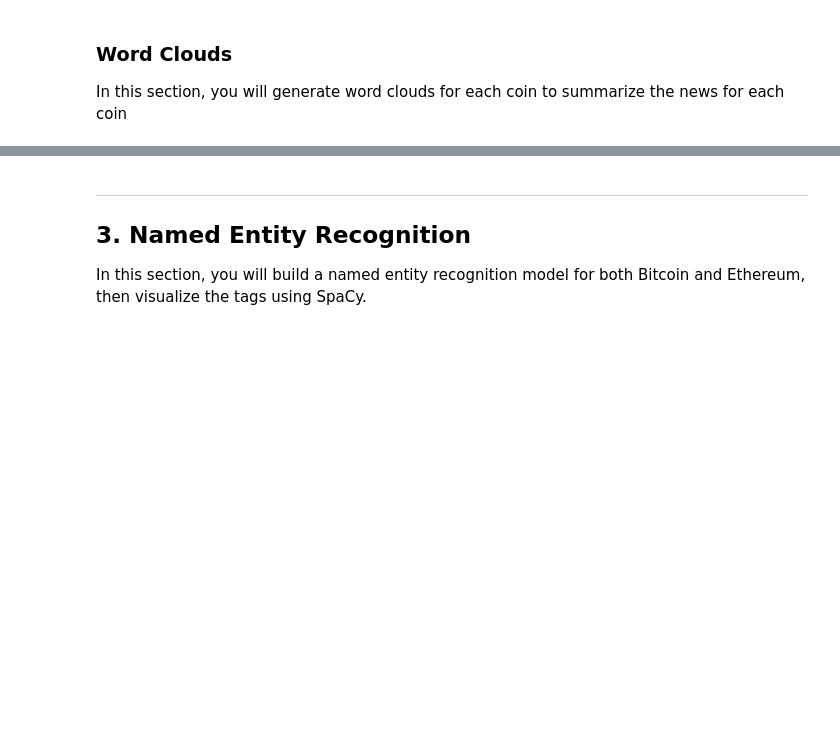
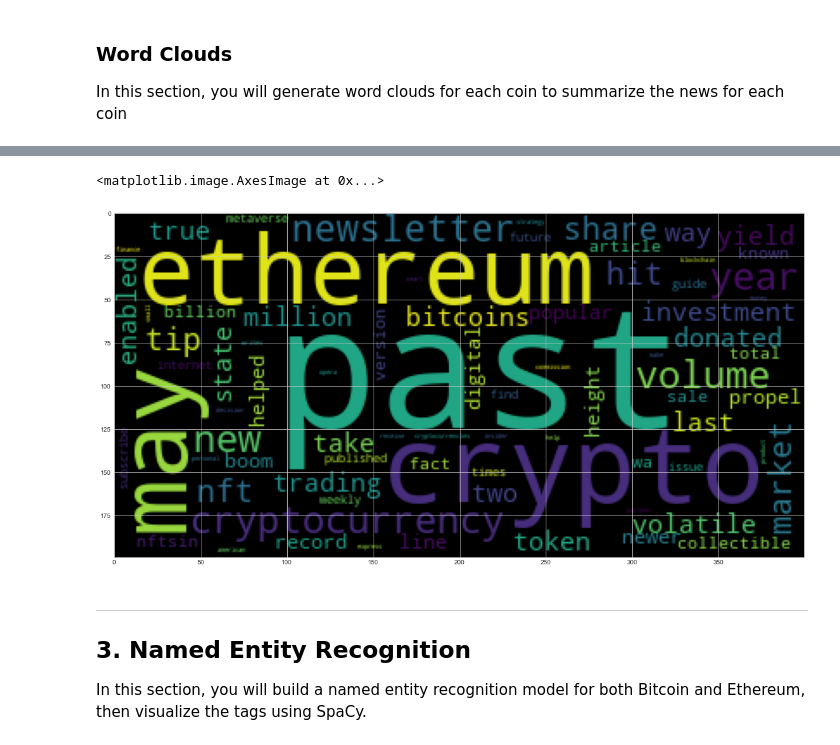
Before and after one commit to EAC49/NLP_homework, a Jupyter notebook: crypto_sentiment.ipynb, the cells around one changed output, grey strips where cells are left out. Drawn from its saved outputs; the diff is of its cells as text; code cells hidden in the pictures; blank space fills up the shorter version.

```diff
--- a/crypto_sentiment.ipynb
+++ b/crypto_sentiment.ipynb
@@ -110,13 +110,13 @@ for article in ethereum_news["articles"]:
         pass
 
 # Create DataFrame
-ethereum_df = pd.DataFrame(ethereum_sentiments)
+ethereum_sentiment_df = pd.DataFrame(ethereum_sentiments)
 
 # Reorder DataFrame columns
 cols = ["date", "text", "compound", "positive", "negative", "neutral"]
-ethereum_df = ethereum_df[cols]
+ethereum_sentiment_df = ethereum_sentiment_df[cols]
 
-ethereum_df.head()
+ethereum_sentiment_df.head()
 # %% [output]
 |  | date | text | compound | positive | negative | neutral |
 | 0 | 2022-03-01 | In February, shit hit the fan in ... | -0.3182 | 0.059 | 0.093 | 0.848 |
@@ -224,13 +224,13 @@ bitcoin_df.head()
 # %%
 # Create a new tokens column for Ethereum
 eth_word_tokenized = []
-for text in ethereum_df.text:
+for text in ethereum_sentiment_df.text:
     words = []
     words = words + tokenizer(text)
     eth_word_tokenized.append(words)
 
-ethereum_df["tokens"]=eth_word_tokenized
-ethereum_df.head()
+ethereum_sentiment_df["tokens"]=eth_word_tokenized
+ethereum_sentiment_df.head()
 # %% [output]
 |  | date | text | compound | positive | negative | neutral | tokens |
 | 0 | 2022-03-01 | In February, shit hit the fan in ... | -0.3182 | 0.059 | 0.093 | 0.848 | [february, shit, hit, fan, usual,... |
@@ -256,3 +260,5 @@ from nltk import ngrams
 # %%
 # Generate the Ethereum N-grams where N=2
-# YOUR CODE HERE!
+eth_word_tokenized_list = [item for elem in eth_word_tokenized for item in elem]
+eth_n_gram_counts = Counter(ngrams(eth_flat_word_tokenized_list, n=2))
+print(dict(eth_n_gram_counts))
@@ -288,3 +319,11 @@ mpl.rcParams['figure.figsize'] = [20.0, 10.0]
+# %%
+# Generate the Ethereum word cloud
+eth_string = ' '.join([str(elem) for elem in eth_word_tokenized_list ])
+eth_wc = WordCloud().generate(eth_string)
+plt.imshow(eth_wc)
+# %% [output]
+<matplotlib.image.AxesImage at 0x...>
+[figure, added]
 # %% [markdown]
 ---
 ## 3. Named Entity Recognition
```
Also changed, not shown: parts of 24 cells of this notebook.
